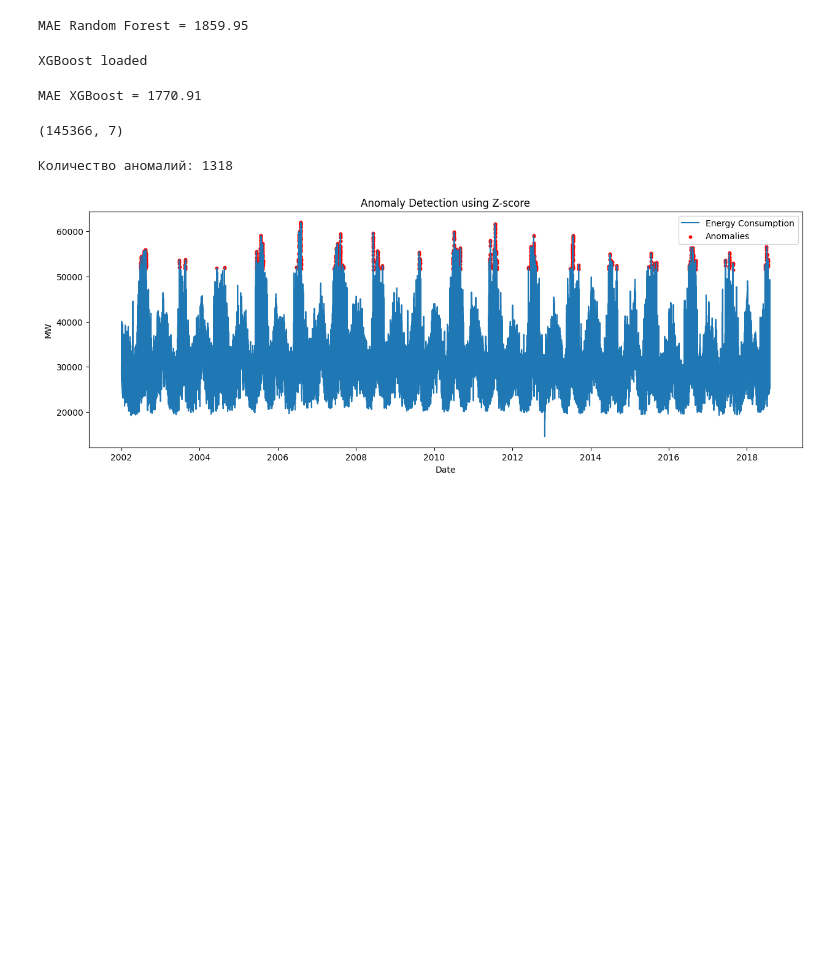
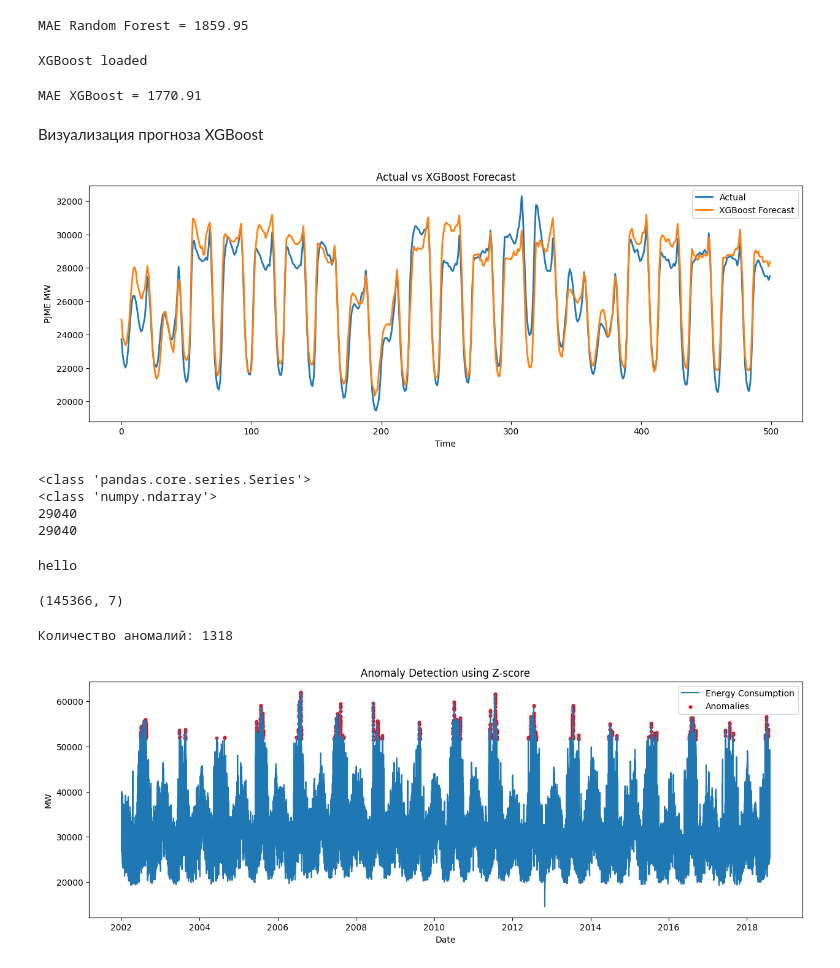
Before and after one commit to katushunchek/time-series-pj, a Jupyter notebook: notebooks/03_ML_DL_Forecasting.ipynb, the cells around one changed output. Cells and saved outputs as stored; diff of their text form; code cells hidden in the pictures; blank space fills up the shorter version.

Commit message:
Finalize report and forecast visualizations

```diff
--- a/notebooks/03_ML_DL_Forecasting.ipynb
+++ b/notebooks/03_ML_DL_Forecasting.ipynb
@@ -154,6 +156,45 @@ mae_xgb = mean_absolute_error(
 print("MAE XGBoost =", round(mae_xgb, 2))
 # %% [output]
 MAE XGBoost = 1770.91
+# %% [markdown]
+Визуализация прогноза XGBoost
+# %%
+plt.figure(figsize=(15, 5))
+
+plt.plot(
+    y_test.values[:500],
+    label="Actual",
+    linewidth=2
+)
+
+plt.plot(
+    pred_xgb[:500],
+    label="XGBoost Forecast",
+    linewidth=2
+)
+
+plt.title("Actual vs XGBoost Forecast")
+plt.xlabel("Time")
+plt.ylabel("PJME MW")
+plt.legend()
+
+plt.show()
+# %% [output]
+[figure, added]
+# %%
+print(type(y_test))
+print(type(pred_xgb))
+print(len(y_test))
+print(len(pred_xgb))
+# %% [output]
+<class 'pandas.core.series.Series'>
+<class 'numpy.ndarray'>
+29040
+29040
+# %%
+print("hello")
+# %% [output]
+hello
 # %%
 df_anomaly = df.copy()
 
```
Also changed, not shown: parts of 4 cells of this notebook, 3 other files.
